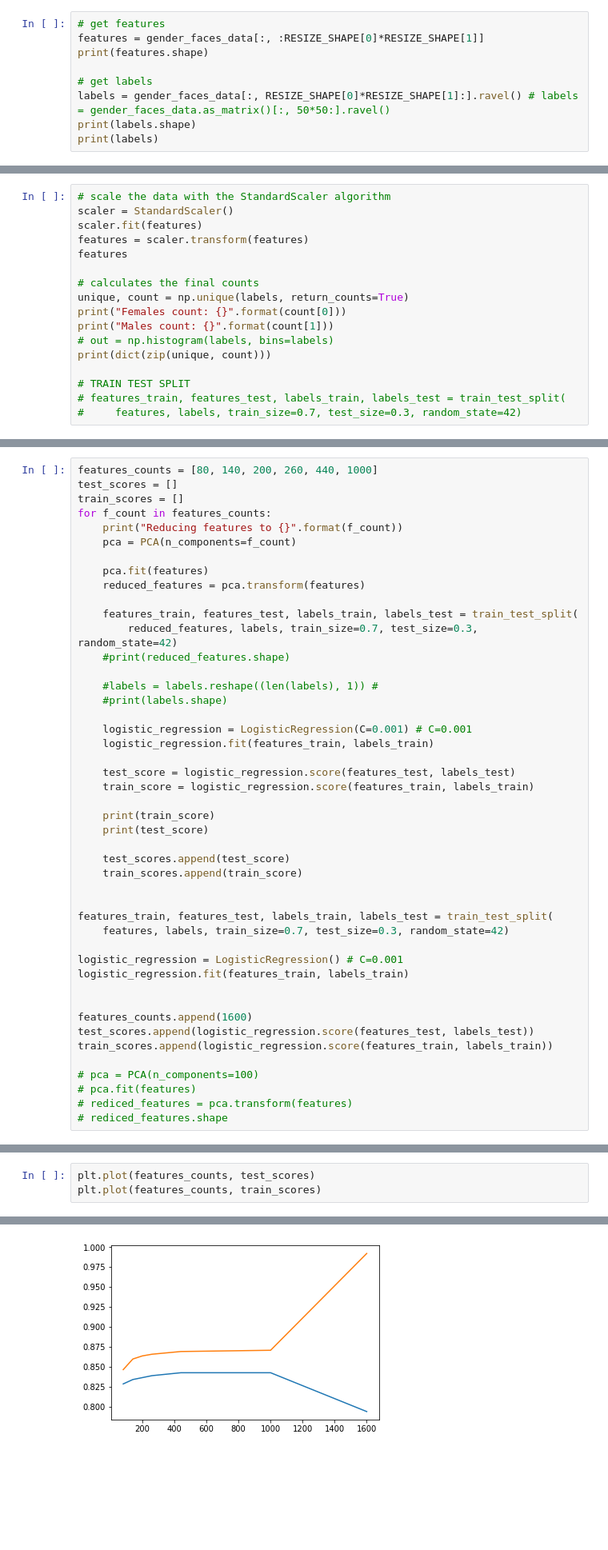
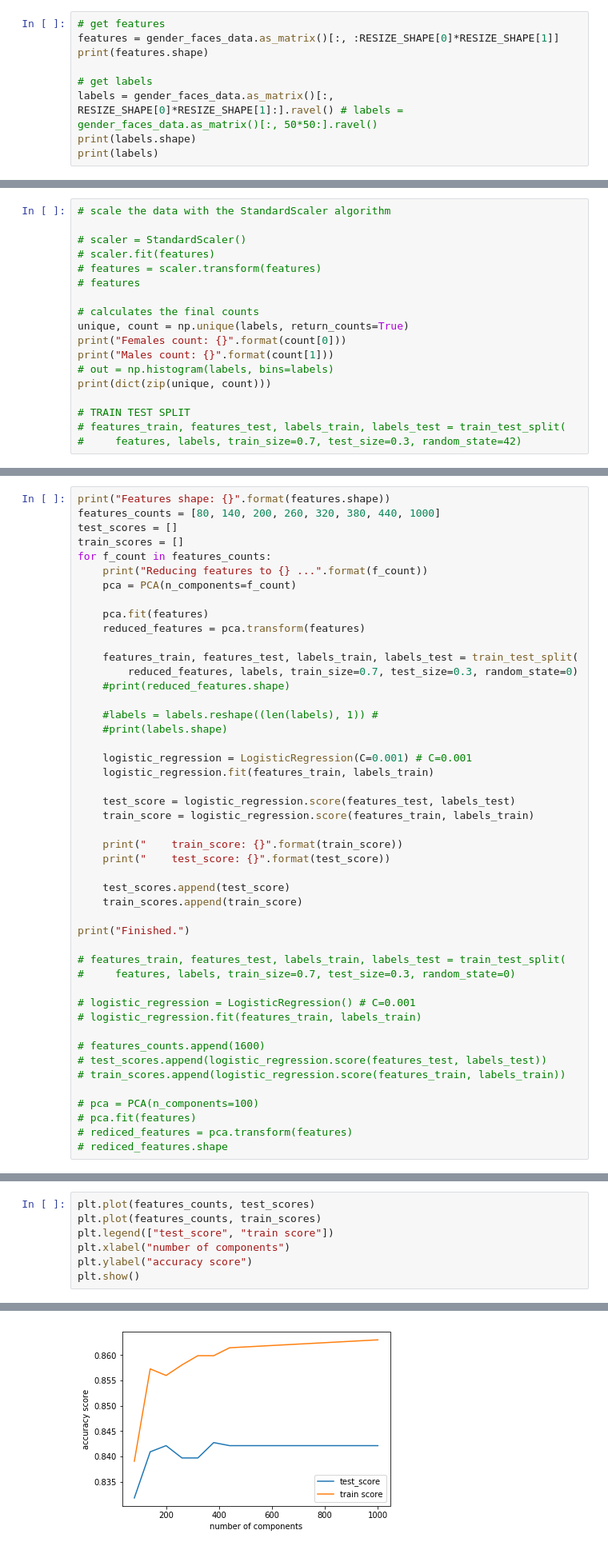
Before and after one commit to dim4o/gender-recognizer, a Jupyter notebook: Gender Classification.ipynb, the cells around one changed output, grey strips where cells are left out. Shown at 80% size. Saved outputs shown, nothing was run; the diff lists cells and outputs as text; blank space fills up the shorter version.

```diff
--- a/Gender Classification.ipynb
+++ b/Gender Classification.ipynb
@@ -288,11 +332,11 @@ array([[126., 111.,  77., ..., 103.,  72.,   0.],
 It is better to normalize the data before trying diffrent feature selection algorihms
 # %%
 # get features
-features = gender_faces_data[:, :RESIZE_SHAPE[0]*RESIZE_SHAPE[1]]
+features = gender_faces_data.as_matrix()[:, :RESIZE_SHAPE[0]*RESIZE_SHAPE[1]]
 print(features.shape)
 
 # get labels
-labels = gender_faces_data[:, RESIZE_SHAPE[0]*RESIZE_SHAPE[1]:].ravel() # labels = gender_faces_data.as_matrix()[:, 50*50:].ravel()
+labels = gender_faces_data.as_matrix()[:, RESIZE_SHAPE[0]*RESIZE_SHAPE[1]:].ravel() # labels = gender_faces_data.as_matrix()[:, 50*50:].ravel()
 print(labels.shape)
 print(labels)
 # %% [output]
@@ -302,9 +346,10 @@ print(labels)
 # %%
 # scale the data with the StandardScaler algorithm
-scaler = StandardScaler()
-scaler.fit(features)
-features = scaler.transform(features)
-features
+
+# scaler = StandardScaler()
+# scaler.fit(features)
+# features = scaler.transform(features)
+# features
 
 # calculates the final counts
 unique, count = np.unique(labels, return_counts=True)
@@ -342,16 +385,17 @@ features.shape
 # %%
-features_counts = [80, 140, 200, 260, 440, 1000]
+print("Features shape: {}".format(features.shape))
+features_counts = [80, 140, 200, 260, 320, 380, 440, 1000]
 test_scores = []
 train_scores = []
 for f_count in features_counts:
-    print("Reducing features to {}".format(f_count))
+    print("Reducing features to {} ...".format(f_count))
     pca = PCA(n_components=f_count)
 
     pca.fit(features)
     reduced_features = pca.transform(features)
 
     features_train, features_test, labels_train, labels_test = train_test_split(
-        reduced_features, labels, train_size=0.7, test_size=0.3, random_state=42)
+        reduced_features, labels, train_size=0.7, test_size=0.3, random_state=0)
     #print(reduced_features.shape)
 
     #labels = labels.reshape((len(labels), 1)) #
@@ -363,23 +407,23 @@ for f_count in features_counts:
     test_score = logistic_regression.score(features_test, labels_test)
     train_score = logistic_regression.score(features_train, labels_train)
 
-    print(train_score)
-    print(test_score)
+    print("    train_score: {}".format(train_score))
+    print("    test_score: {}".format(test_score))
 
     test_scores.append(test_score)
     train_scores.append(train_score)
 
+print("Finished.")
 
-features_train, features_test, labels_train, labels_test = train_test_split(
-    features, labels, train_size=0.7, test_size=0.3, random_state=42)
+# features_train, features_test, labels_train, labels_test = train_test_split(
+#     features, labels, train_size=0.7, test_size=0.3, random_state=0)
 
-logistic_regression = LogisticRegression() # C=0.001
-logistic_regression.fit(features_train, labels_train)
+# logistic_regression = LogisticRegression() # C=0.001
+# logistic_regression.fit(features_train, labels_train)
 
-
-features_counts.append(1600)
-test_scores.append(logistic_regression.score(features_test, labels_test))
-train_scores.append(logistic_regression.score(features_train, labels_train))
+# features_counts.append(1600)
+# test_scores.append(logistic_regression.score(features_test, labels_test))
+# train_scores.append(logistic_regression.score(features_train, labels_train))
 
 # pca = PCA(n_components=100)
 # pca.fit(features)
@@ -413,4 +450,8 @@ print(train_scores)
 # %%
 plt.plot(features_counts, test_scores)
 plt.plot(features_counts, train_scores)
+plt.legend(["test_score", "train score"])
+plt.xlabel("number of components")
+plt.ylabel("accuracy score")
+plt.show()
 # %% [output]
@@ -418 +458 @@ plt.plot(features_counts, train_scores)
-[figure, old version]
+[figure, new version]
```
Also changed, not shown: parts of 150 cells of this notebook, 2 other files.
